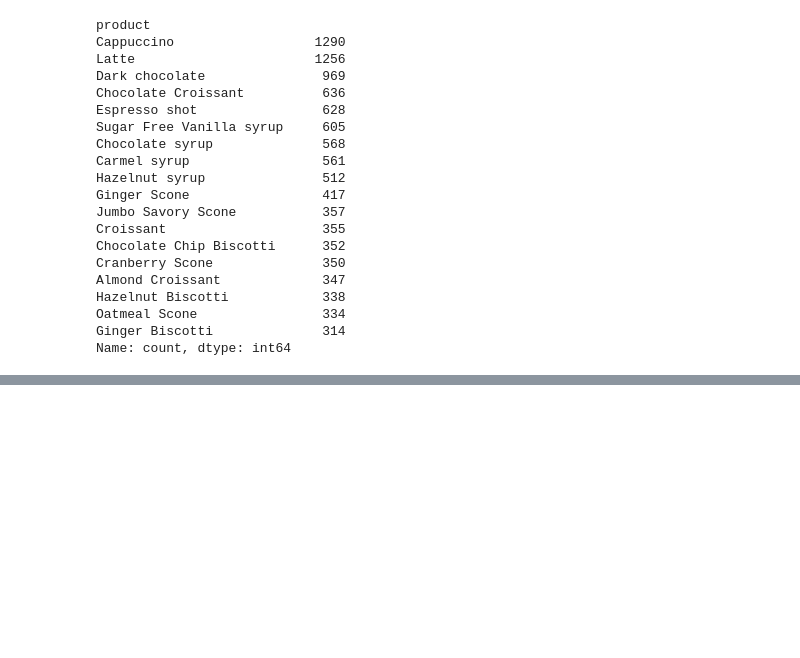
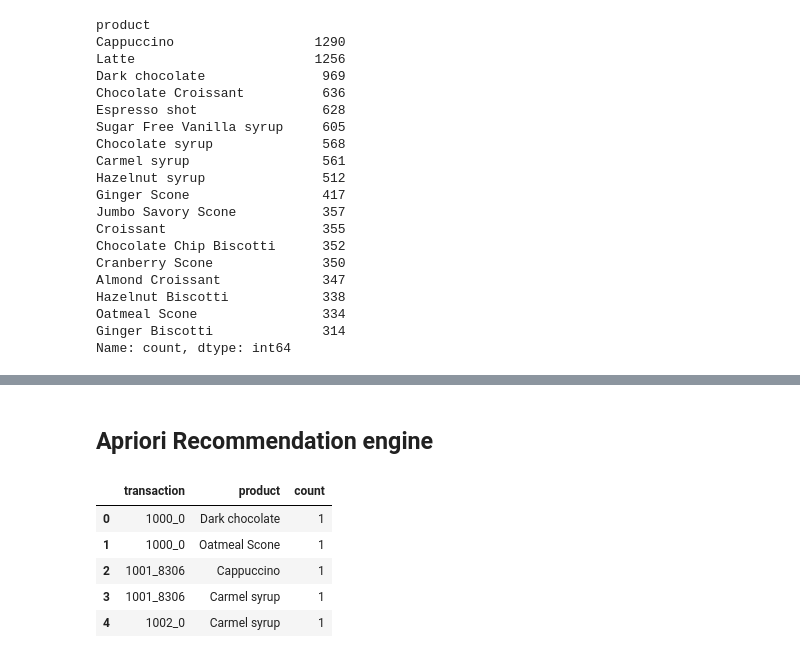
Before and after one commit to nishantssoni/open_help_bot, a Jupyter notebook: python_code/recommendation_engine.ipynb, the cells around one changed output, grey strips where cells are left out. Saved outputs shown, nothing was run; the diff lists cells and outputs as text; code cells hidden in the pictures; blank space fills up the shorter version.

```diff
--- a/python_code/recommendation_engine.ipynb
+++ b/python_code/recommendation_engine.ipynb
@@ -162,0 +191,12 @@ Name: count, dtype: int64
+# %% [markdown]
+## Apriori Recommendation engine
+# %%
+# count the number of items in each transaction
+df.groupby(["transaction","product"])["product"].count().reset_index(name="count").head()
+# %% [output]
+|  | transaction | product | count |
+| 0 | 1000_0 | Dark chocolate | 1 |
+| 1 | 1000_0 | Oatmeal Scone | 1 |
+| 2 | 1001_8306 | Cappuccino | 1 |
+| 3 | 1001_8306 | Carmel syrup | 1 |
+| 4 | 1002_0 | Carmel syrup | 1 |
```
Also changed, not shown: parts of 8 cells of this notebook.
